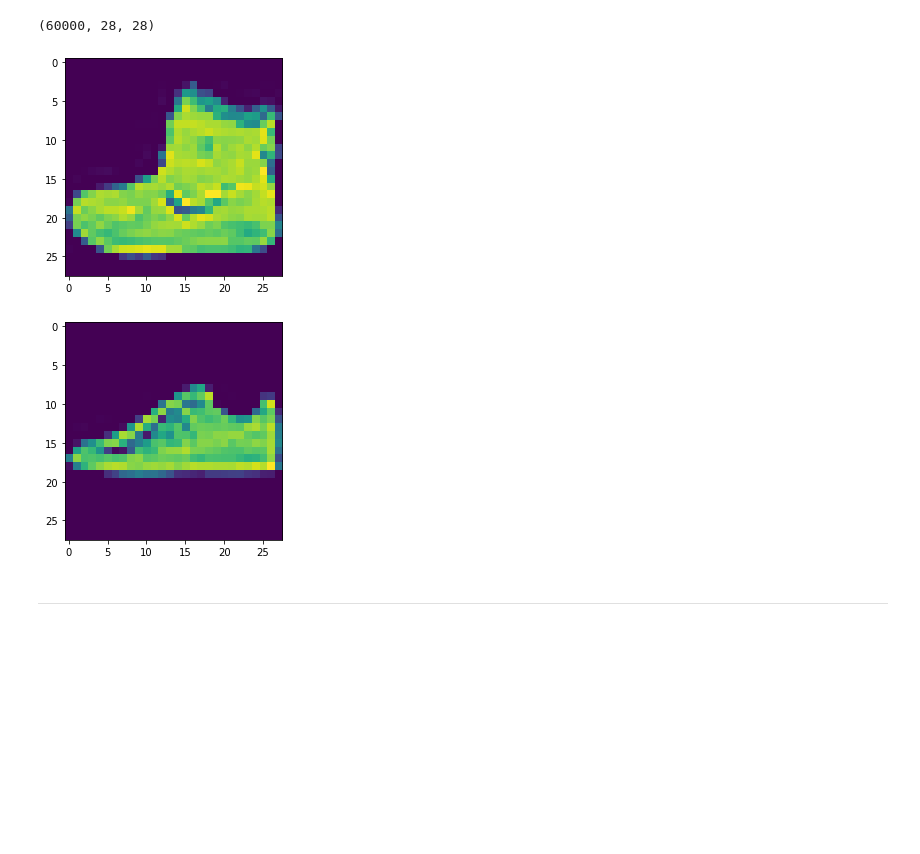
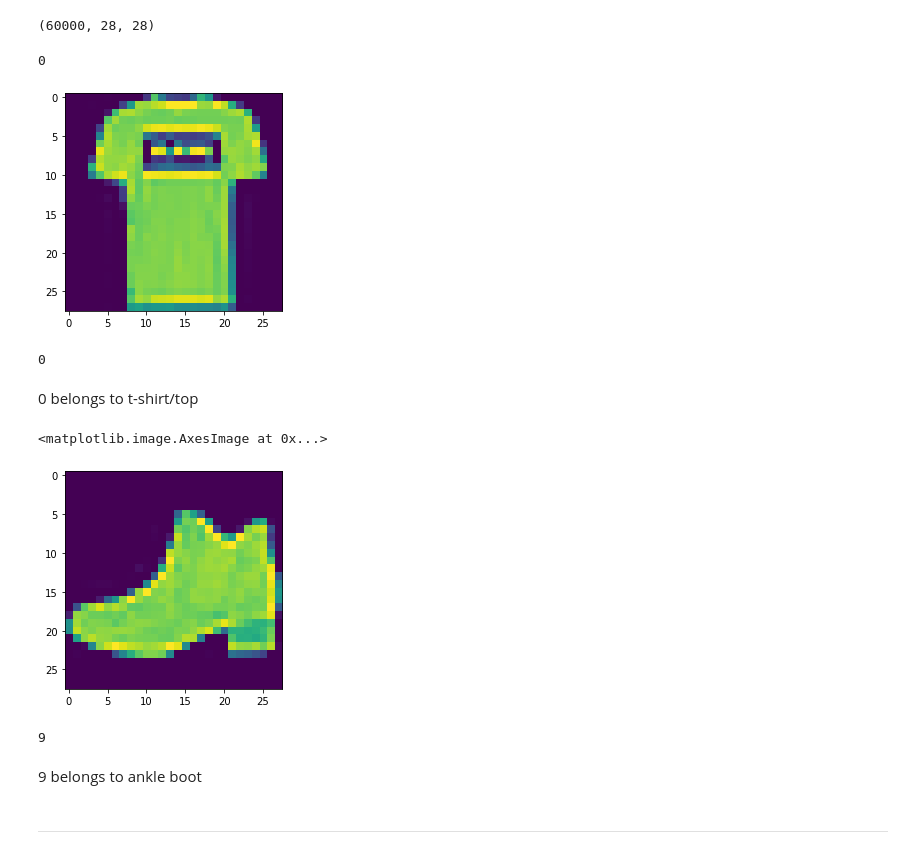
Before and after one commit to iMonk0910/100daysofML, a Jupyter notebook: Deep_Learning/CNN_projects/Fashion_MNIST_Project.ipynb, the cells around one changed output. Saved outputs shown, nothing was run; the diff lists cells and outputs as text; code cells hidden in the pictures; blank space fills up the shorter version.

```diff
--- a/Deep_Learning/CNN_projects/Fashion_MNIST_Project.ipynb
+++ b/Deep_Learning/CNN_projects/Fashion_MNIST_Project.ipynb
@@ -56,13 +44,27 @@ x_train.shape
 # %% [output]
 (60000, 28, 28)
 # %%
-plt.imshow(x_train[0]);
+plt.imshow(x_train[1])
 # %% [output]
+0
-[figure, old version]
+[figure, new version]
+# %%
+y_train[1]
+# %% [output]
+0
+# %% [markdown]
+0 belongs to t-shirt/top
 # %%
-plt.imshow(x_train[1212]);
+plt.imshow(x_train[15])
 # %% [output]
+<matplotlib.image.AxesImage at 0x...>
-[figure, old version]
+[figure, new version]
+# %%
+y_train[15]
+# %% [output]
+9
+# %% [markdown]
+9 belongs to ankle boot
 # %% [markdown]
 ------
 # %% [markdown]
```
Also changed, not shown: parts of 6 cells of this notebook.
